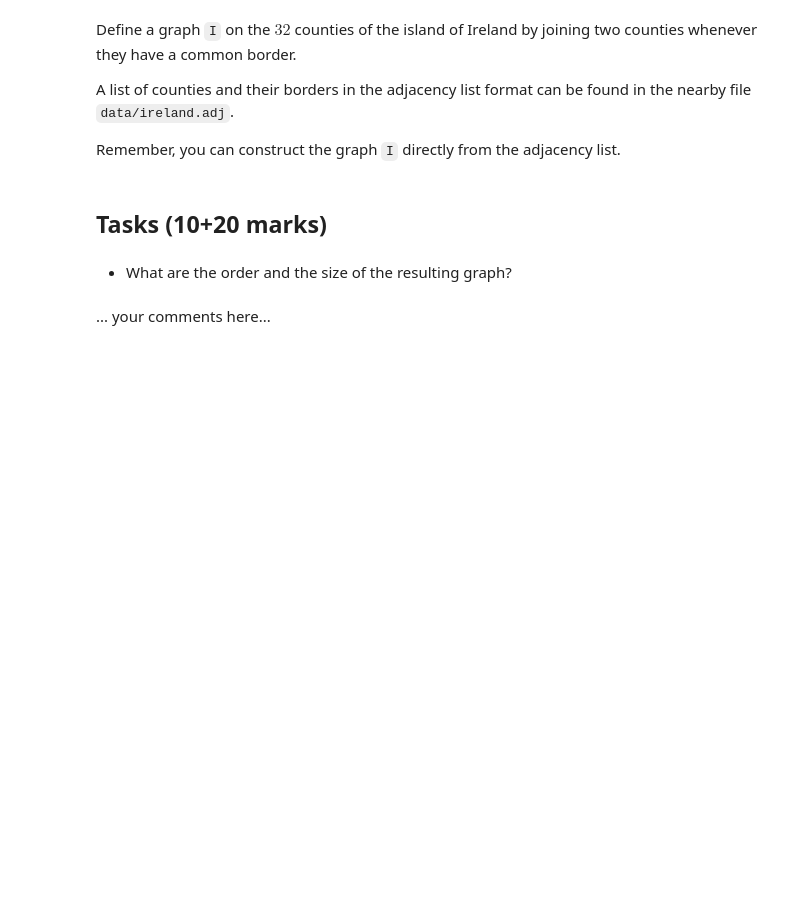
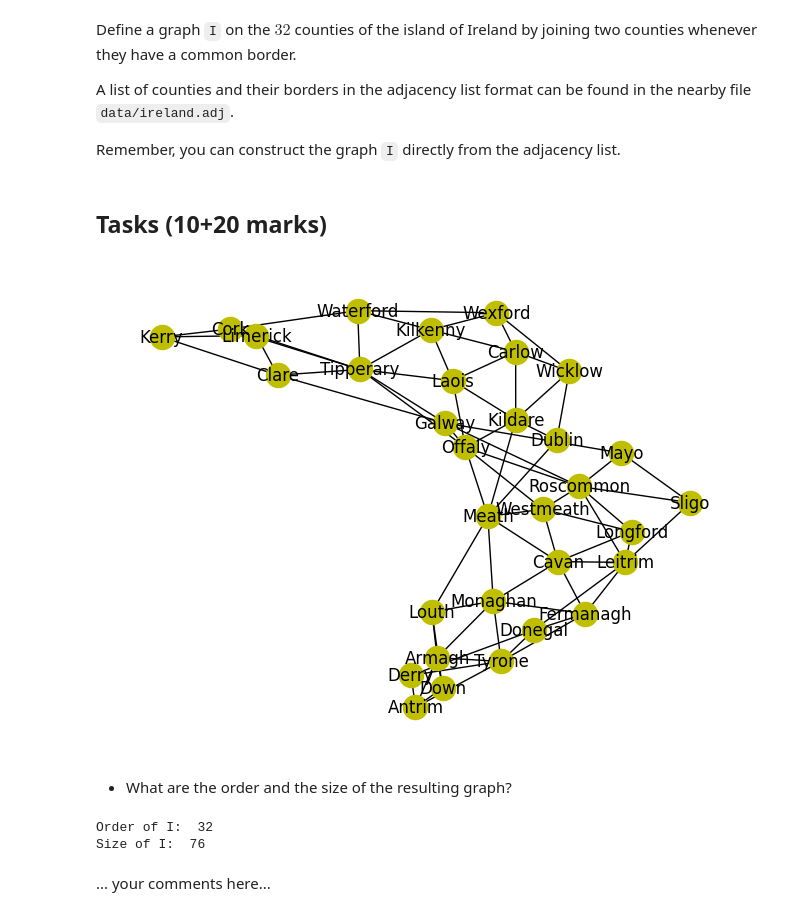
Before and after one commit to aoife-mulligan/2324-CS4423-Networks, a Jupyter notebook: Assignment_2.ipynb, the cells around one changed output. Saved outputs shown, nothing was run; the diff lists cells and outputs as text; code cells hidden in the pictures; blank space fills up the shorter version.

```diff
--- a/Assignment_2.ipynb
+++ b/Assignment_2.ipynb
@@ -156,5 +277,11 @@ can be found in the nearby file `data/ireland.adj`.
 Remember, you can construct the graph `I` directly from the adjacency list.
 # %% [markdown]
 ## Tasks (10+20 marks)
+# %%
+I = nx.read_adjlist("data/ireland.adj")
+
+nx.draw(I, **opts)
+# %% [output]
+[figure, added]
 # %% [markdown]
 * What are the order and the size of the resulting graph?
@@ -163,3 +288,14 @@ Remember, you can construct the graph `I` directly from the adjacency list.
+# %%
+# Order of I
+
+print("Order of I: ", I.order())
+
+# Size of I
+
+print("Size of I: ", I.size())
+# %% [output]
+Order of I:  32
+Size of I:  76
 # %% [markdown]
 ... your comments here...
 # %% [markdown]
```
Also changed, not shown: parts of 46 cells of this notebook.
